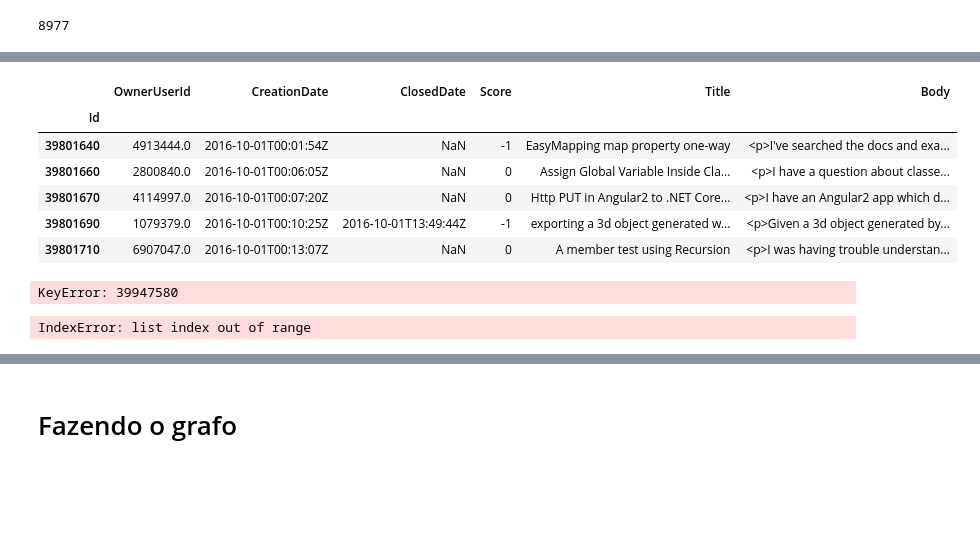
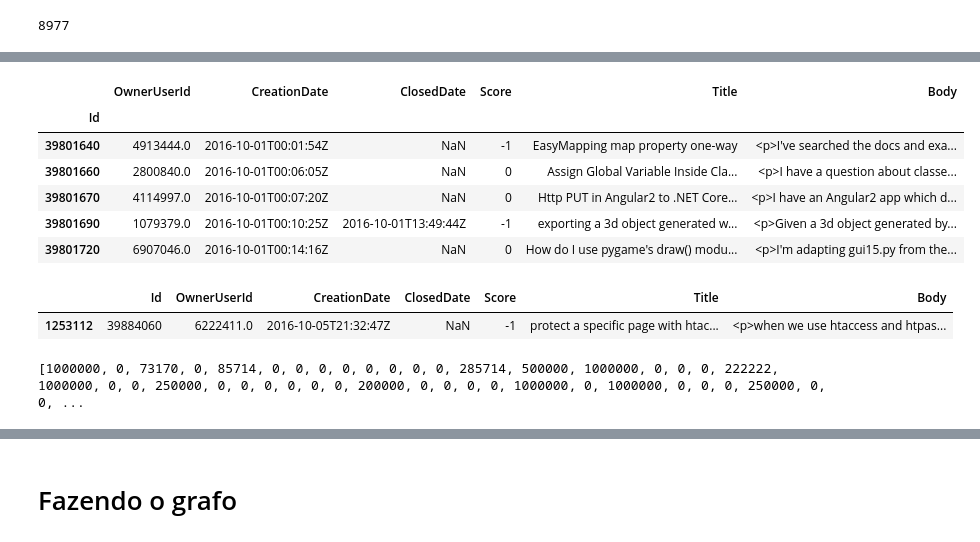
Before and after one commit to hashiprobr-classroom/parte-tecnica-do-projeto-grupoe, a Jupyter notebook: notebooks/Projeto - Rede.ipynb, the cells around one changed output, grey strips where cells are left out. Drawn from its saved outputs; the diff is of its cells as text; code cells hidden in the pictures; blank space fills up the shorter version.

```diff
--- a/notebooks/Projeto - Rede.ipynb
+++ b/notebooks/Projeto - Rede.ipynb
@@ -147,33 +149,38 @@ df_tags.head()
 # %%
+data = quests.set_index("Id")
 data.head()
 # %% [output]
 |  | OwnerUserId | CreationDate | ClosedDate | Score | Title | Body |
 | Id |  |  |  |  |  |  |
 | 39801640 | 4913444.0 | 2016-10-01T00:01:54Z | NaN | -1 | EasyMapping map property one-way | <p>I've searched the docs and exa... |
 | 39801660 | 2800840.0 | 2016-10-01T00:06:05Z | NaN | 0 | Assign Global Variable Inside Cla... | <p>I have a question about classe... |
 | 39801670 | 4114997.0 | 2016-10-01T00:07:20Z | NaN | 0 | Http PUT in Angular2 to .NET Core... | <p>I have an Angular2 app which d... |
 | 39801690 | 1079379.0 | 2016-10-01T00:10:25Z | 2016-10-01T13:49:44Z | -1 | exporting a 3d object generated w... | <p>Given a 3d object generated by... |
-| 39801710 | 6907047.0 | 2016-10-01T00:13:07Z | NaN | 0 | A member test using Recursion | <p>I was having trouble understan... |
+| 39801720 | 6907046.0 | 2016-10-01T00:14:16Z | NaN | 0 | How do I use pygame's draw() modu... | <p>I'm adapting gui15.py from the... |
+# %%
+quests.loc[quests["Id"] == 39884060 ]
+# %% [output]
+|  | Id | OwnerUserId | CreationDate | ClosedDate | Score | Title | Body |
+| 1253112 | 39884060 | 6222411.0 | 2016-10-05T21:32:47Z | NaN | -1 | protect a specific page with htac... | <p>when we use htaccess and htpas... |
 # %%
 listaRendimento = list()
 for tags_items, row in df_tags.iterrows():
     i = 0
     lista = row['Id'].split(',')
+    tag = row['Tag']
     listDates = list()
     for ids in lista:
         listDates.append(data.loc[int(ids),"ClosedDate"])
     for items in listDates:
-        if items != "nan":
+        if pd.notnull(items):
             i+=1
     if i != 0:
-        i = i/int(df_tags.loc[int(ids),"Quantity"])
-    listaRendimento.append(i)
+        i = 1000000*(i/int(row["Quantity"]))
+    listaRendimento.append(int(i))
-# %% [output]
-KeyError: 39947580
 # %%
-print(listaRendimento[0])
+print(listaRendimento)
 # %% [output]
-IndexError: list index out of range
+[1000000, 0, 73170, 0, 85714, 0, 0, 0, 0, 0, 0, 0, 0, 285714, 500000, 1000000, 0, 0, 0, 222222, 1000000, 0, 0, 250000, 0, 0, 0, 0, 0, 0, 200000, 0, 0, 0, 0, 1000000, 0, 1000000, 0, 0, 0, 250000, 0, 0, ...
 # %%
 quests['ClosedDate'].value_counts()
 # %% [output]
```
Also changed, not shown: parts of 16 cells of this notebook, 1 other file.
